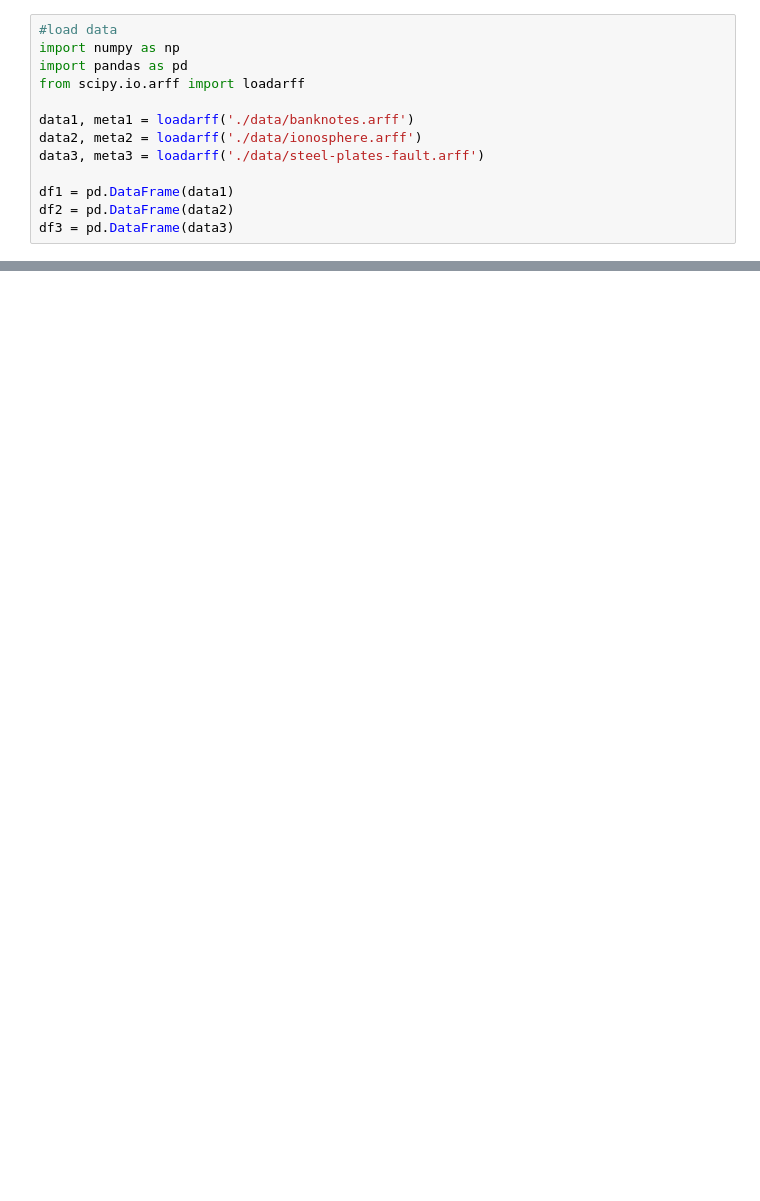
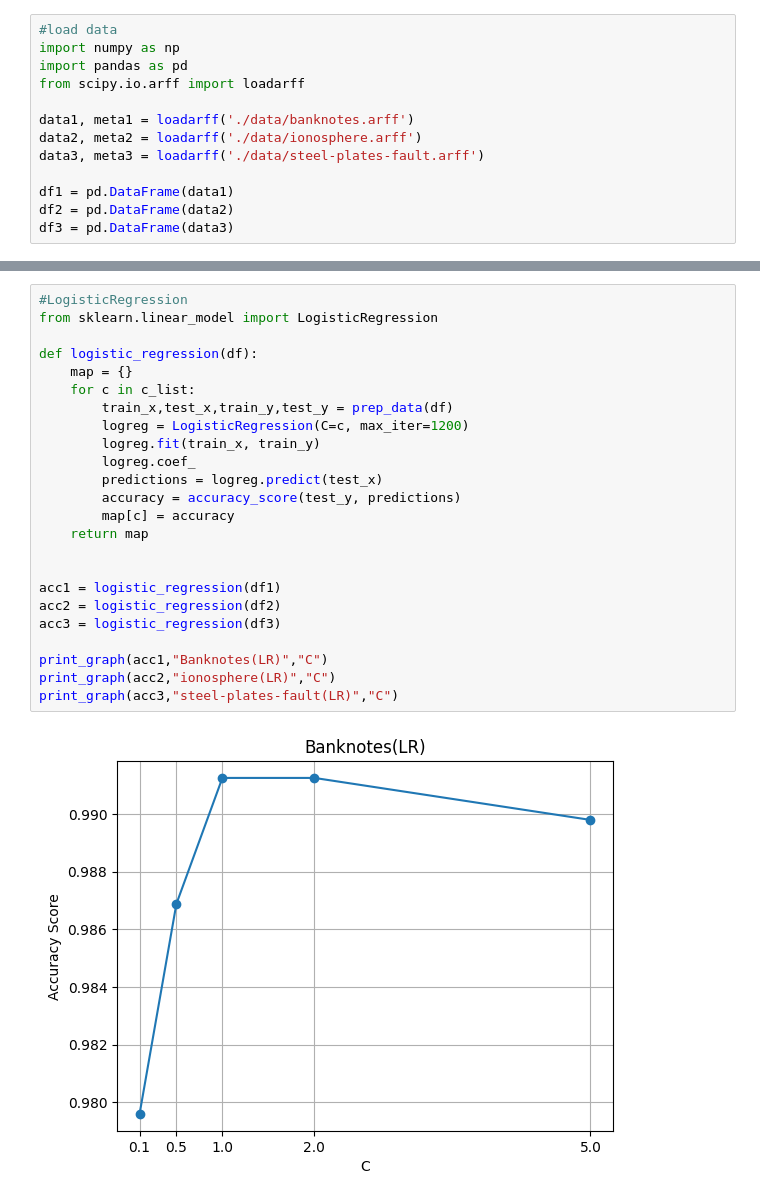
Before and after one commit to gawk2333/AIML420-project1, a Jupyter notebook: classifier.ipynb, the cells around one changed output, grey strips where cells are left out. Cells and saved outputs as stored; diff of their text form; blank space fills up the shorter version.

```diff
--- a/classifier.ipynb
+++ b/classifier.ipynb
@@ -95,0 +141,26 @@ AttributeError: 'Flags' object has no attribute 'c_contiguous'
+# %%
+#LogisticRegression
+from sklearn.linear_model import LogisticRegression
+
+def logistic_regression(df):
+    map = {}
+    for c in c_list:
+        train_x,test_x,train_y,test_y = prep_data(df)
+        logreg = LogisticRegression(C=c, max_iter=1200)
+        logreg.fit(train_x, train_y)
+        logreg.coef_
+        predictions = logreg.predict(test_x)
+        accuracy = accuracy_score(test_y, predictions)
+        map[c] = accuracy
+    return map
+
+
+acc1 = logistic_regression(df1)
+acc2 = logistic_regression(df2)
+acc3 = logistic_regression(df3)
+
+print_graph(acc1,"Banknotes(LR)","C")
+print_graph(acc2,"ionosphere(LR)","C")
+print_graph(acc3,"steel-plates-fault(LR)","C")
+# %% [output]
+[figure, added]
```
Also changed, not shown: parts of 12 cells of this notebook.
